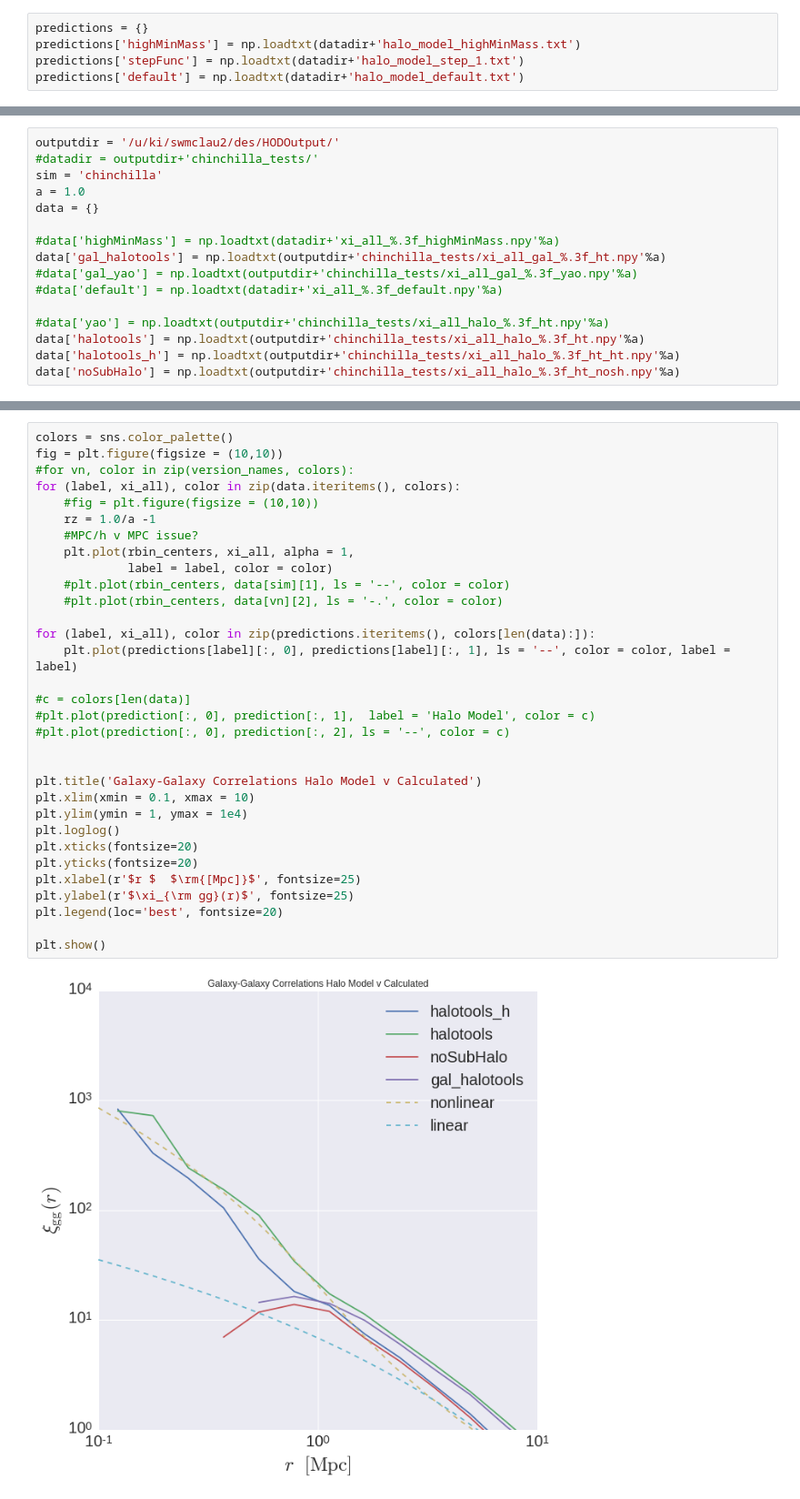
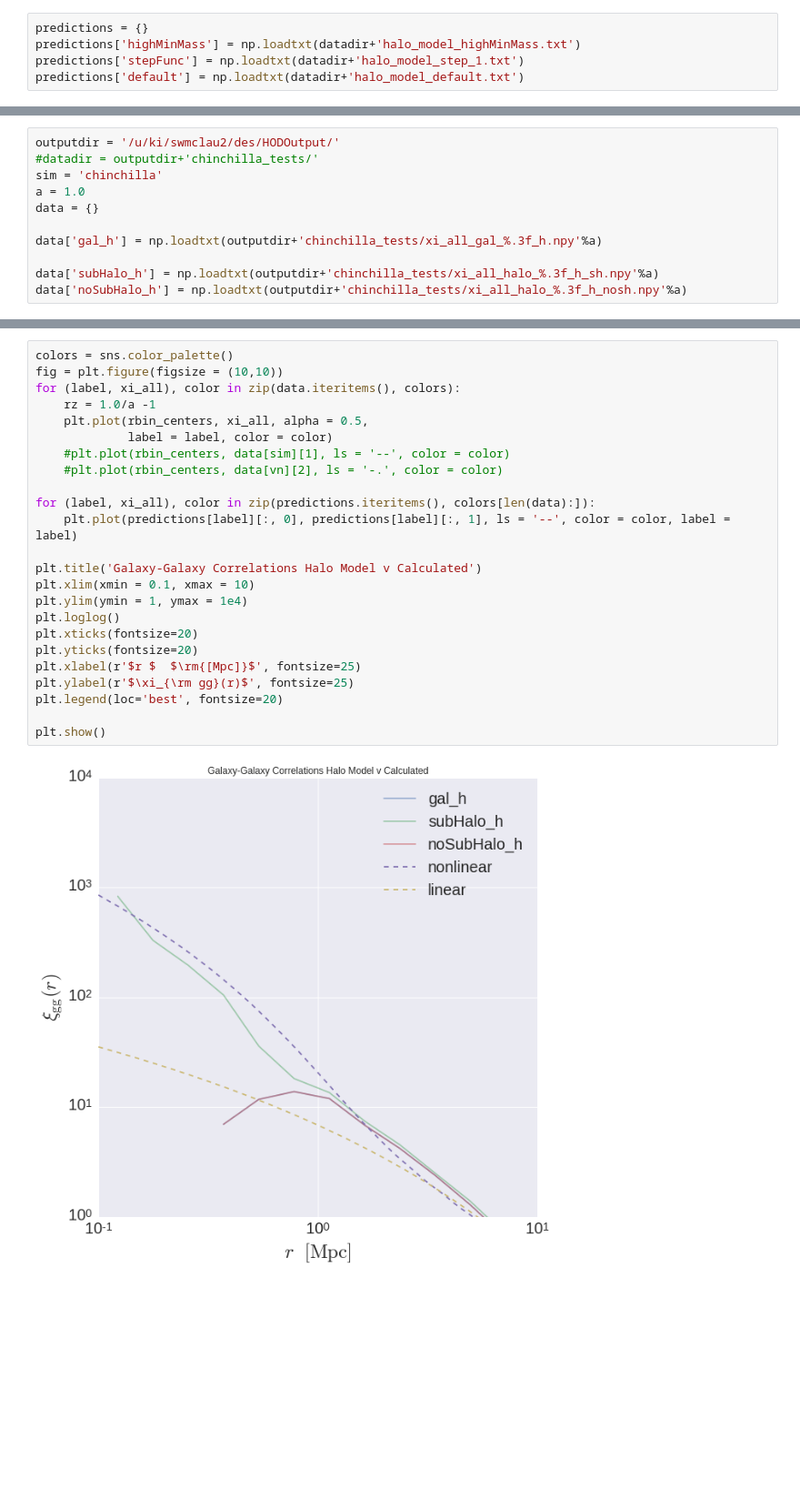
Before and after one commit to mclaughlin6464/HODEmulator, a Jupyter notebook: predictionsVCalculated.ipynb, the cells around one changed output, grey strips where cells are left out. Shown at 91% size. Saved outputs shown, nothing was run; the diff lists cells and outputs as text; blank space fills up the shorter version.

```diff
--- a/predictionsVCalculated.ipynb
+++ b/predictionsVCalculated.ipynb
@@ -170,12 +170,7 @@ sim = 'chinchilla'
 a = 1.0
 data = {}
 
-#data['highMinMass'] = np.loadtxt(datadir+'xi_all_%.3f_highMinMass.npy'%a)
-data['gal_halotools'] = np.loadtxt(outputdir+'chinchilla_tests/xi_all_gal_%.3f_ht.npy'%a)
-#data['gal_yao'] = np.loadtxt(outputdir+'chinchilla_tests/xi_all_gal_%.3f_yao.npy'%a)
-#data['default'] = np.loadtxt(datadir+'xi_all_%.3f_default.npy'%a)
+data['gal_h'] = np.loadtxt(outputdir+'chinchilla_tests/xi_all_gal_%.3f_h.npy'%a)
 
-#data['yao'] = np.loadtxt(outputdir+'chinchilla_tests/xi_all_halo_%.3f_ht.npy'%a)
-data['halotools'] = np.loadtxt(outputdir+'chinchilla_tests/xi_all_halo_%.3f_ht.npy'%a)
-data['halotools_h'] = np.loadtxt(outputdir+'chinchilla_tests/xi_all_halo_%.3f_ht_ht.npy'%a)
-data['noSubHalo'] = np.loadtxt(outputdir+'chinchilla_tests/xi_all_halo_%.3f_ht_nosh.npy'%a)
+data['subHalo_h'] = np.loadtxt(outputdir+'chinchilla_tests/xi_all_halo_%.3f_h_sh.npy'%a)
+data['noSubHalo_h'] = np.loadtxt(outputdir+'chinchilla_tests/xi_all_halo_%.3f_h_nosh.npy'%a)
@@ -194,34 +181,26 @@ predictions['nonlinear'] = np.loadtxt(outputdir+'chinchilla_tests_300p/halo_mode
 # %%
 colors = sns.color_palette()
 fig = plt.figure(figsize = (10,10))
-#for vn, color in zip(version_names, colors):
 for (label, xi_all), color in zip(data.iteritems(), colors):
-    #fig = plt.figure(figsize = (10,10))
     rz = 1.0/a -1
-    #MPC/h v MPC issue?
-    plt.plot(rbin_centers, xi_all, alpha = 1,
+    plt.plot(rbin_centers, xi_all, alpha = 0.5,
              label = label, color = color)
     #plt.plot(rbin_centers, data[sim][1], ls = '--', color = color)
     #plt.plot(rbin_centers, data[vn][2], ls = '-.', color = color)
 
 for (label, xi_all), color in zip(predictions.iteritems(), colors[len(data):]):
     plt.plot(predictions[label][:, 0], predictions[label][:, 1], ls = '--', color = color, label = label)
-
-#c = colors[len(data)]
-#plt.plot(prediction[:, 0], prediction[:, 1],  label = 'Halo Model', color = c)
-#plt.plot(prediction[:, 0], prediction[:, 2], ls = '--', color = c)
-
 
 plt.title('Galaxy-Galaxy Correlations Halo Model v Calculated')
 plt.xlim(xmin = 0.1, xmax = 10)
 plt.ylim(ymin = 1, ymax = 1e4)
 plt.loglog()
 plt.xticks(fontsize=20)
 plt.yticks(fontsize=20)
 plt.xlabel(r'$r $  $\rm{[Mpc]}$', fontsize=25)
 plt.ylabel(r'$\xi_{\rm gg}(r)$', fontsize=25)
 plt.legend(loc='best', fontsize=20)
 
 plt.show()
 # %% [output]
-[figure, old version]
+[figure, new version]
```
Also changed, not shown: parts of 2 cells of this notebook, 3 other files.
